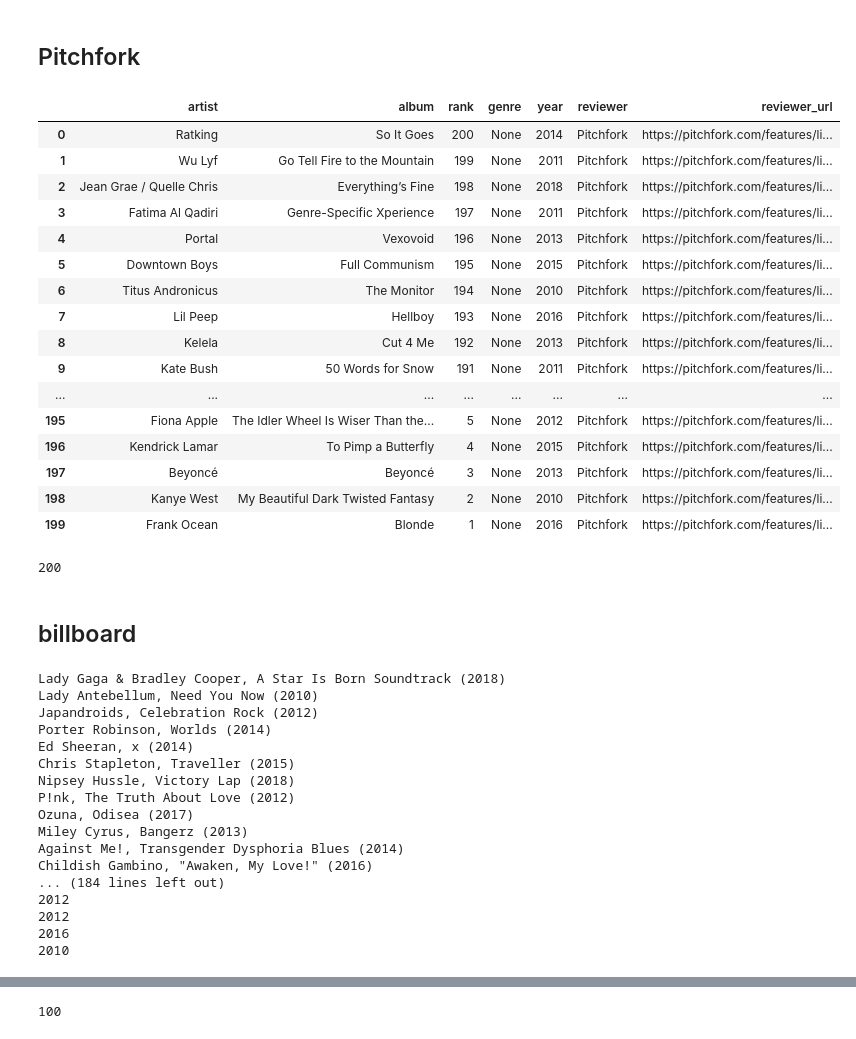
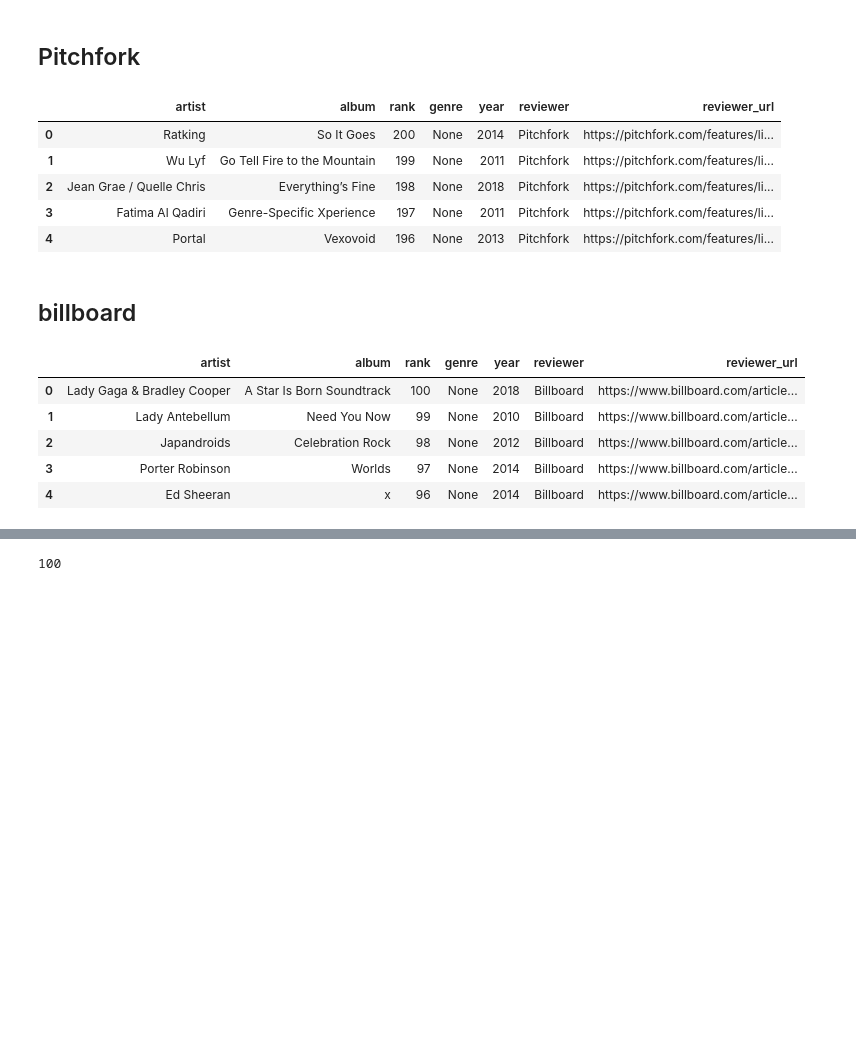
Before and after one commit to awray3/albums2010-2019, a Jupyter notebook: TopAlbums.ipynb, the cells around one changed output, grey strips where cells are left out. Saved outputs shown, nothing was run; the diff lists cells and outputs as text; code cells hidden in the pictures; blank space fills up the shorter version.

```diff
--- a/TopAlbums.ipynb
+++ b/TopAlbums.ipynb
@@ -30,36 +34,21 @@ pitchfork = DataCleaner(pitchfork_url, "Pitchfork")
 # %%
 pitchfork.create_tags("h2")
 pitchfork.split(": ")
 pitchfork.transpose()
 # pitchfork.albums = pitchfork.apply(pitchfork.albums, remove_parentheses)
 pitchfork.extract_year_from_paren("albums")
 pitchfork.apply("albums", remove_parentheses)
 pitchfork.create_df(ranks(200))
 
 # pitchfork.print_data()
-pitchfork.df
+pitchfork.df.head()
 # %% [output]
 |  | artist | album | rank | genre | year | reviewer | reviewer_url |
 | 0 | Ratking | So It Goes | 200 | None | 2014 | Pitchfork | https://pitchfork.com/features/li... |
 | 1 | Wu Lyf | Go Tell Fire to the Mountain | 199 | None | 2011 | Pitchfork | https://pitchfork.com/features/li... |
 | 2 | Jean Grae / Quelle Chris | Everything’s Fine | 198 | None | 2018 | Pitchfork | https://pitchfork.com/features/li... |
 | 3 | Fatima Al Qadiri | Genre-Specific Xperience | 197 | None | 2011 | Pitchfork | https://pitchfork.com/features/li... |
 | 4 | Portal | Vexovoid | 196 | None | 2013 | Pitchfork | https://pitchfork.com/features/li... |
-| 5 | Downtown Boys | Full Communism | 195 | None | 2015 | Pitchfork | https://pitchfork.com/features/li... |
-| 6 | Titus Andronicus | The Monitor | 194 | None | 2010 | Pitchfork | https://pitchfork.com/features/li... |
-| 7 | Lil Peep | Hellboy | 193 | None | 2016 | Pitchfork | https://pitchfork.com/features/li... |
-| 8 | Kelela | Cut 4 Me | 192 | None | 2013 | Pitchfork | https://pitchfork.com/features/li... |
-| 9 | Kate Bush | 50 Words for Snow | 191 | None | 2011 | Pitchfork | https://pitchfork.com/features/li... |
-| ... | ... | ... | ... | ... | ... | ... | ... |
-| 195 | Fiona Apple | The Idler Wheel Is Wiser Than the... | 5 | None | 2012 | Pitchfork | https://pitchfork.com/features/li... |
-| 196 | Kendrick Lamar | To Pimp a Butterfly | 4 | None | 2015 | Pitchfork | https://pitchfork.com/features/li... |
-| 197 | Beyoncé | Beyoncé | 3 | None | 2013 | Pitchfork | https://pitchfork.com/features/li... |
-| 198 | Kanye West | My Beautiful Dark Twisted Fantasy | 2 | None | 2010 | Pitchfork | https://pitchfork.com/features/li... |
-| 199 | Frank Ocean | Blonde | 1 | None | 2016 | Pitchfork | https://pitchfork.com/features/li... |
-# %%
-len(pitchfork.df)
-# %% [output]
-200
 # %% [markdown]
 ## billboard
 # %%
@@ -71,24 +60,21 @@ bill.strings.insert(41, "59. Pusha T, Daytona (2018)")
 bill.strings.insert(50, "50. Carly Rae Jepsen, E•MO•TION (2015)")
 bill.trim("strings", chars="1234567890. ")
 bill.extract_year_from_paren("strings")
+bill.split(",")
+bill.transpose()
+bill.apply("albums", remove_parentheses)
+bill.apply("albums", lambda x: x.replace("\xa0", " "))
+bill.trim("albums", chars="\xa0", right=True)
+bill.create_df(ranks(100))
+fix(bill.df, bill.df["artist"].str.startswith("Tyler"), "artist", "Tyler, the Creator")
+fix(bill.df, bill.df["artist"].str.startswith("Tyler"), "album", "IGOR")
 
-
-bill.print_data()
+# bill.print_data()
+bill.df.head()
 # %% [output]
-Lady Gaga & Bradley Cooper, A Star Is Born Soundtrack (2018)
-Lady Antebellum, Need You Now (2010)
-Japandroids, Celebration Rock (2012)
-Porter Robinson, Worlds (2014)
-Ed Sheeran, x (2014)
-Chris Stapleton, Traveller (2015)
-Nipsey Hussle, Victory Lap (2018)
-P!nk, The Truth About Love (2012)
-Ozuna, Odisea (2017)
-Miley Cyrus, Bangerz (2013)
-Against Me!, Transgender Dysphoria Blues (2014)
-Childish Gambino, "Awaken, My Love!" (2016)
-... (184 lines left out)
-2012
-2012
-2016
-2010
+|  | artist | album | rank | genre | year | reviewer | reviewer_url |
+| 0 | Lady Gaga & Bradley Cooper | A Star Is Born Soundtrack | 100 | None | 2018 | Billboard | https://www.billboard.com/article... |
+| 1 | Lady Antebellum | Need You Now | 99 | None | 2010 | Billboard | https://www.billboard.com/article... |
+| 2 | Japandroids | Celebration Rock | 98 | None | 2012 | Billboard | https://www.billboard.com/article... |
+| 3 | Porter Robinson | Worlds | 97 | None | 2014 | Billboard | https://www.billboard.com/article... |
+| 4 | Ed Sheeran | x | 96 | None | 2014 | Billboard | https://www.billboard.com/article... |
```
Also changed, not shown: parts of 29 cells of this notebook, 1 other file.
